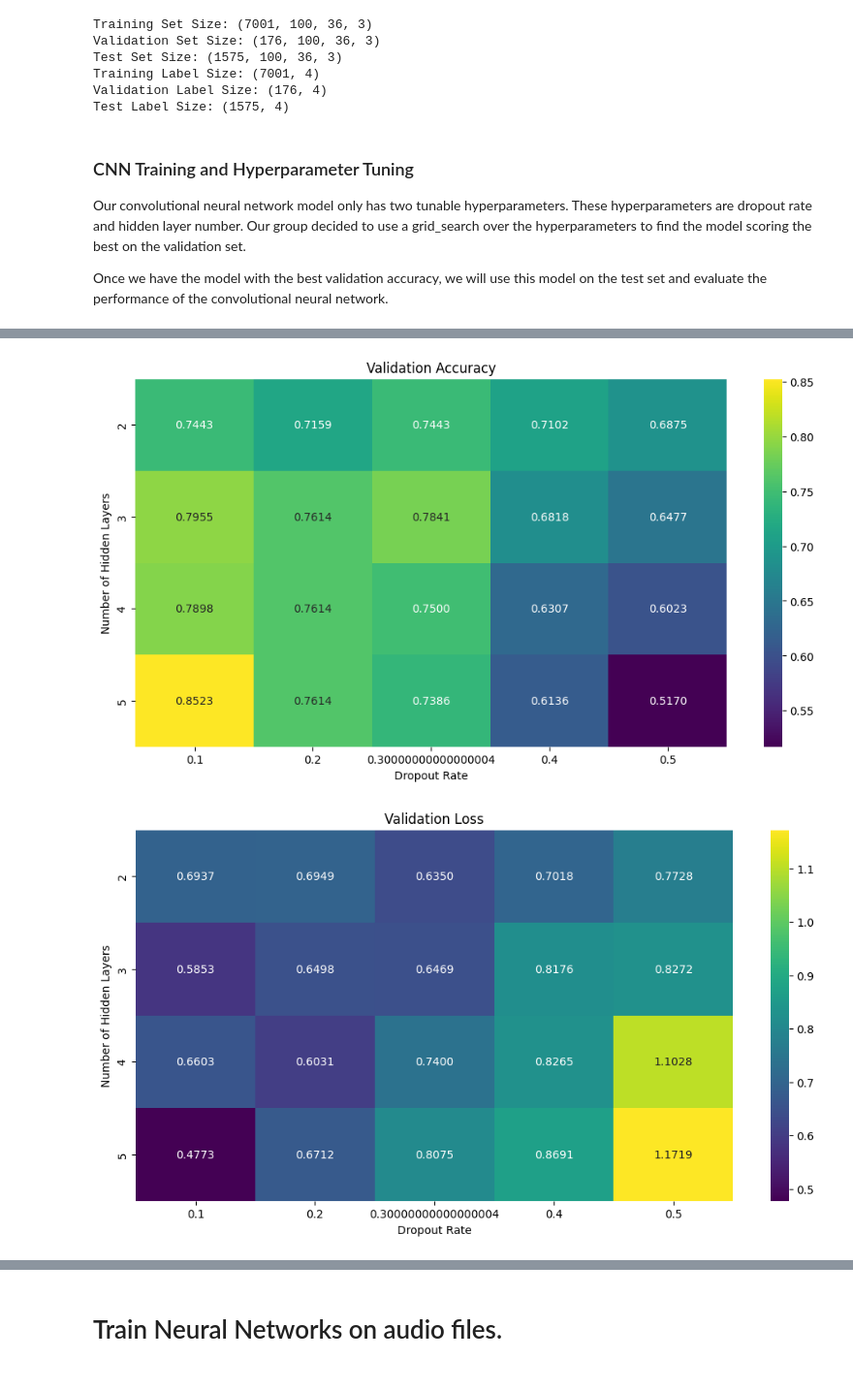
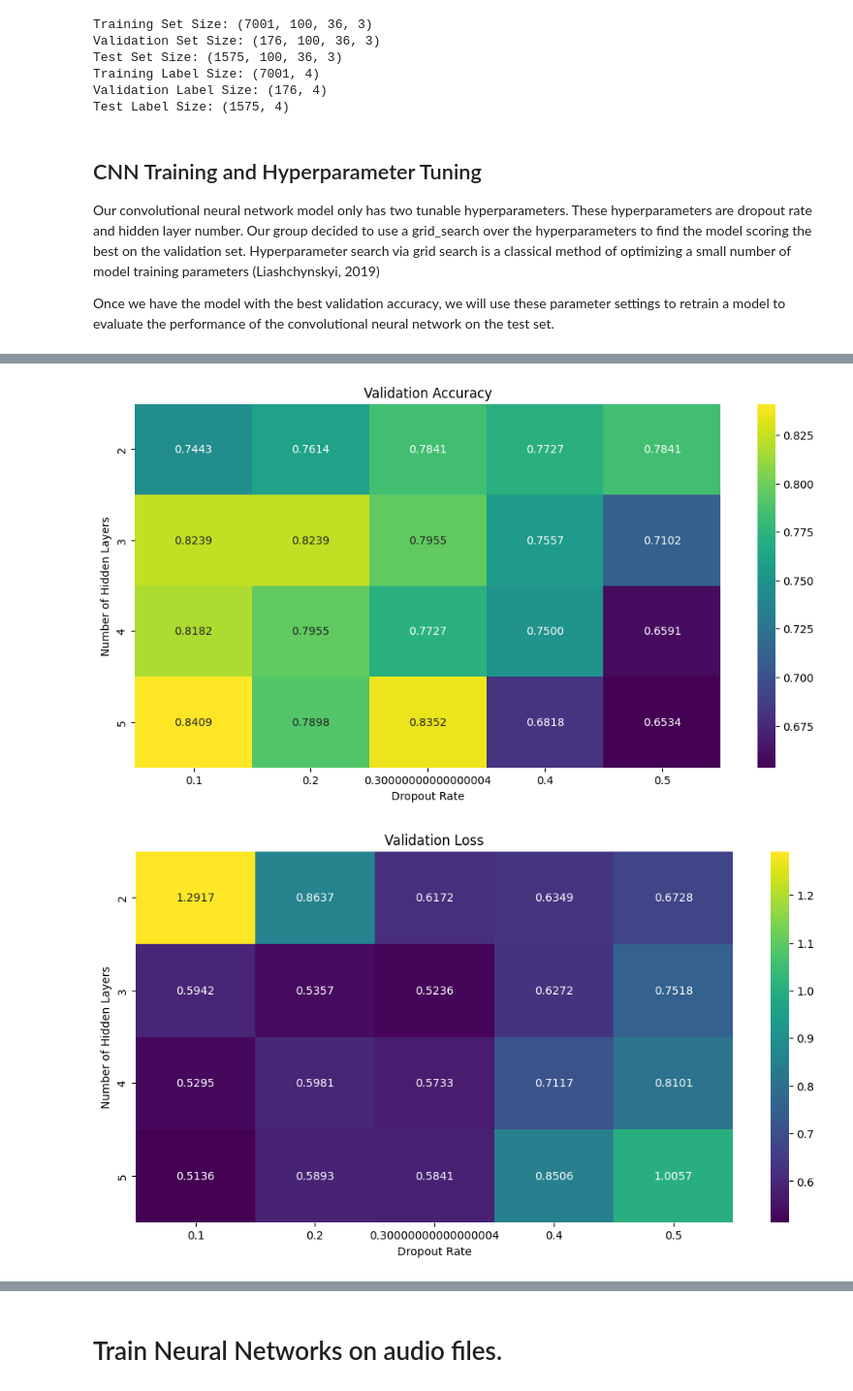
Before and after one commit to PhilipFelizarta/Classical-Music-Time-Series-Model-Comparison, a Jupyter notebook: Train Networks.ipynb, the cells around one changed output, grey strips where cells are left out. Shown: that part at 97% size. Saved outputs shown, nothing was run; the diff lists cells and outputs as text; code cells hidden in the pictures.

```diff
--- a/Train Networks.ipynb
+++ b/Train Networks.ipynb
@@ -99,13 +98,13 @@ Training Label Size: (7001, 4)
 Validation Label Size: (176, 4)
 Test Label Size: (1575, 4)
 # %% [markdown]
-### CNN Training and Hyperparameter Tuning
+## CNN Training and Hyperparameter Tuning
 Our convolutional neural network model only has two tunable hyperparameters.
-These hyperparameters are dropout rate and hidden layer number. Our group decided to use a grid_search over the hyperparameters to find the model scoring the best on the validation set.
+These hyperparameters are dropout rate and hidden layer number. Our group decided to use a grid_search over the hyperparameters to find the model scoring the best on the validation set. Hyperparameter search via grid search is a classical method of optimizing a small number of model training parameters (Liashchynskyi, 2019)
 
-Once we have the model with the best validation accuracy, we will use this model on the test set and evaluate the performance of the convolutional neural network.
+Once we have the model with the best validation accuracy, we will use these parameter settings to retrain a model to evaluate the performance of the convolutional neural network on the test set.
 # %%
-EPOCHS = 10
+EPOCHS = 20
 def train_cnn_model(dropout, hidden_layers, epochs=EPOCHS):
     cnn = model_api.opt2_cnn(100, 4, hidden_layers, dropout_rate=dropout)
     history = cnn.fit(
@@ -164,6 +163,8 @@ plt.show()
 # Retrain model on the best settings
 EPOCHS = 100
 hidden_layers, dropout_rate = best_settings
+print(f"Best CNN Hidden Layers: {hidden_layers}")
+print(f"Best CNN Dropout Rate: {dropout_rate}")
 best_model, _, _, best_training_history = train_cnn_model(dropout_rate, hidden_layers, epochs=EPOCHS)
 
 train_loss = best_training_history.history["loss"]
@@ -177,7 +178,7 @@ plt.plot(range(1,EPOCHS+1), val_loss, label="Validation Loss")
 plt.xlabel("Epochs")
 plt.ylabel("Categorical Crossentropy")
 plt.legend()
-plt.title("Loss History of Best Model")
+plt.title("Loss History of Best CNN Model")
 plt.show()
 
 plt.plot(range(1,EPOCHS+1), train_acc, label="Training Accuracy")
@@ -185,12 +186,12 @@ plt.plot(range(1,EPOCHS+1), val_acc, label="Validation Accuracy")
 plt.xlabel("Epochs")
 plt.ylabel("Accuracy")
 plt.legend()
-plt.title("Accuracy History of Best Model")
+plt.title("Accuracy History of Best CNN Model")
 plt.show()
 
 test_loss, test_accuracy = best_model.evaluate(X_test, y_test)
-print(f"Best Model Test Loss: {test_loss}")
-print(f"Best Model Test Accuracy: {test_accuracy}")
+print(f"Best CNN Model Test Loss: {test_loss}")
+print(f"Best CNN Model Test Accuracy: {test_accuracy}")
 
 # Make predictions on the test set
 y_pred = best_model.predict(X_test)
@@ -203,7 +204,7 @@ y_true = np.argmax(y_test, axis=1)
 precision = precision_score(y_true, y_pred_classes, average='weighted')
 recall = recall_score(y_true, y_pred_classes, average='weighted')
 f1 = f1_score(y_true, y_pred_classes, average='weighted')
-print("Best Model Ancillary Results")
+print("Best CNN Model Ancillary Results")
 print(f"Precision: {precision:.4f}")
 print(f"Recall: {recall:.4f}")
 print(f"F1-Score: {f1:.4f}")
@@ -211,34 +212,34 @@ print(f"F1-Score: {f1:.4f}")
 # Make predictions on the test set
 y_pred = best_model.predict(X_test)
 
 # Convert predictions to class labels
 y_pred_classes = np.argmax(y_pred, axis=1)
 y_true = np.argmax(y_test, axis=1)
 
 # Calculate and print classification report
-report = classification_report(y_true, y_pred_classes, target_names=['Class 1', 'Class 2', 'Class 3', 'Class 4'])
-print("Classification Report for Best Model:")
+report = classification_report(y_true, y_pred_classes, target_names=['Bach', 'Beethoven', 'Chopin', 'Mozart'])
+print("Classification Report for Best CNN Model:")
 print(report)
 # %% [output]
 Training Dropout: 0.1 Hidden Layer: 2
 Training Dropout: 0.2 Hidden Layer: 2
 Training Dropout: 0.30000000000000004 Hidden Layer: 2
 Training Dropout: 0.4 Hidden Layer: 2
 Training Dropout: 0.5 Hidden Layer: 2
 Training Dropout: 0.1 Hidden Layer: 3
 Training Dropout: 0.2 Hidden Layer: 3
 Training Dropout: 0.30000000000000004 Hidden Layer: 3
 Training Dropout: 0.4 Hidden Layer: 3
 Training Dropout: 0.5 Hidden Layer: 3
 Training Dropout: 0.1 Hidden Layer: 4
 Training Dropout: 0.2 Hidden Layer: 4
 Training Dropout: 0.30000000000000004 Hidden Layer: 4
 Training Dropout: 0.4 Hidden Layer: 4
 Training Dropout: 0.5 Hidden Layer: 4
 Training Dropout: 0.1 Hidden Layer: 5
 Training Dropout: 0.2 Hidden Layer: 5
 Training Dropout: 0.30000000000000004 Hidden Layer: 5
 Training Dropout: 0.4 Hidden Layer: 5
 Training Dropout: 0.5 Hidden Layer: 5
-[figure, old version]
+[figure, new version]
-[figure, old version]
+[figure, new version]
```
Also changed, not shown: parts of 11 cells of this notebook.
